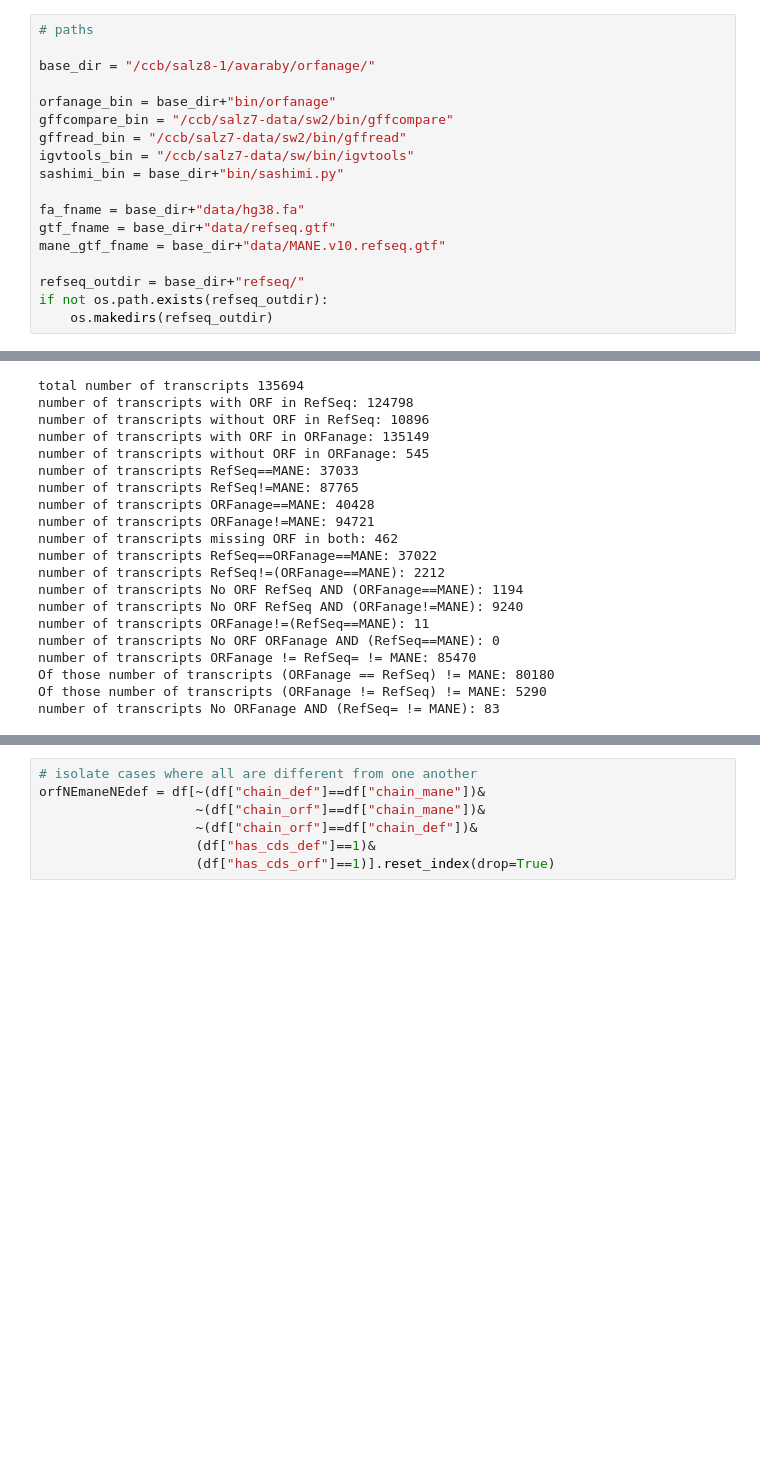
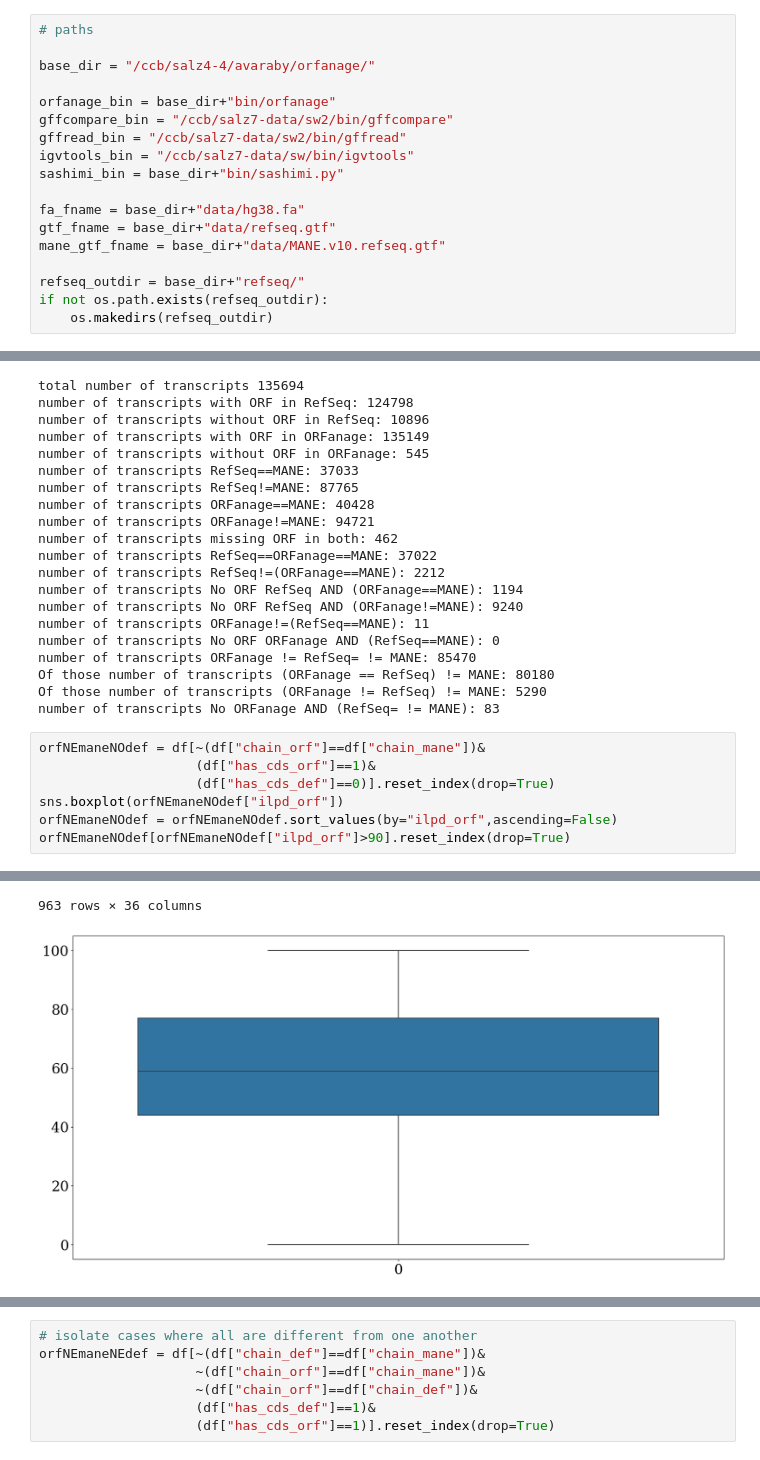
Before and after one commit to alevar/ORFanage_tests, a Jupyter notebook: run_refseq.ipynb, the cells around one changed output, grey strips where cells are left out. Drawn from its saved outputs; the diff is of its cells as text; blank space fills up the shorter version.

```diff
--- a/run_refseq.ipynb
+++ b/run_refseq.ipynb
@@ -39,7 +42,7 @@ sys.path.insert(0, "/ccb/salz8-1/avaraby/orfanage/soft")
 # %%
 # paths
 
-base_dir = "/ccb/salz8-1/avaraby/orfanage/"
+base_dir = "/ccb/salz4-4/avaraby/orfanage/"
 
 orfanage_bin = base_dir+"bin/orfanage"
 gffcompare_bin = "/ccb/salz7-data/sw2/bin/gffcompare"
@@ -384,3 +387,11 @@ number of transcripts ORFanage != RefSeq= != MANE: 85470
 Of those number of transcripts (ORFanage == RefSeq) != MANE: 80180
 Of those number of transcripts (ORFanage != RefSeq) != MANE: 5290
 number of transcripts No ORFanage AND (RefSeq= != MANE): 83
+# %%
+orfNEmaneNOdef = df[~(df["chain_orf"]==df["chain_mane"])&
+                    (df["has_cds_orf"]==1)&
+                    (df["has_cds_def"]==0)].reset_index(drop=True)
+sns.boxplot(orfNEmaneNOdef["ilpd_orf"])
+orfNEmaneNOdef = orfNEmaneNOdef.sort_values(by="ilpd_orf",ascending=False)
+orfNEmaneNOdef[orfNEmaneNOdef["ilpd_orf"]>90].reset_index(drop=True)
+# %% [output]
@@ -386,0 +410,2 @@ number of transcripts No ORFanage AND (RefSeq= != MANE): 83
+963 rows × 36 columns
+[figure, added]
```
Also changed, not shown: parts of 3 cells of this notebook, 7 other files.
